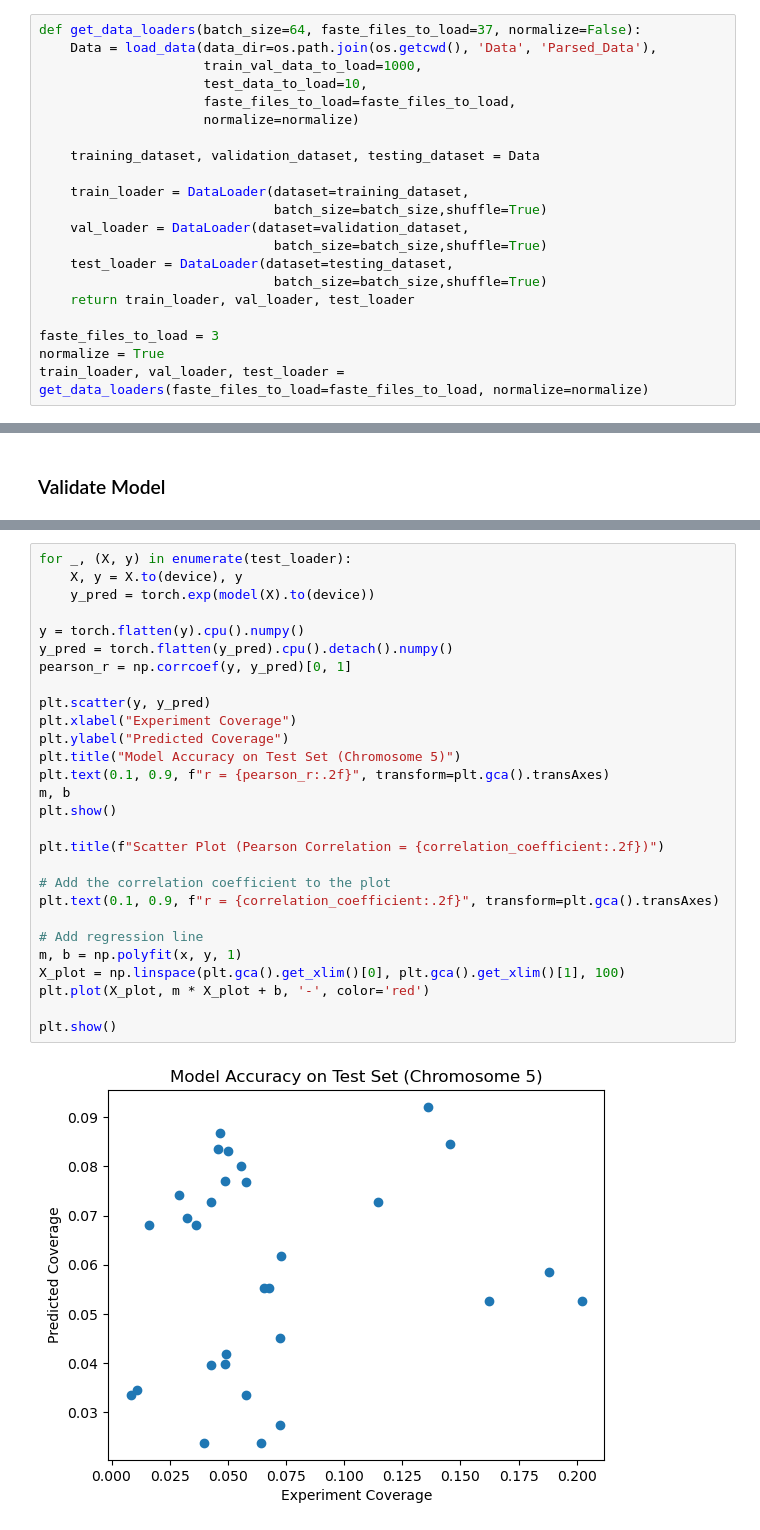
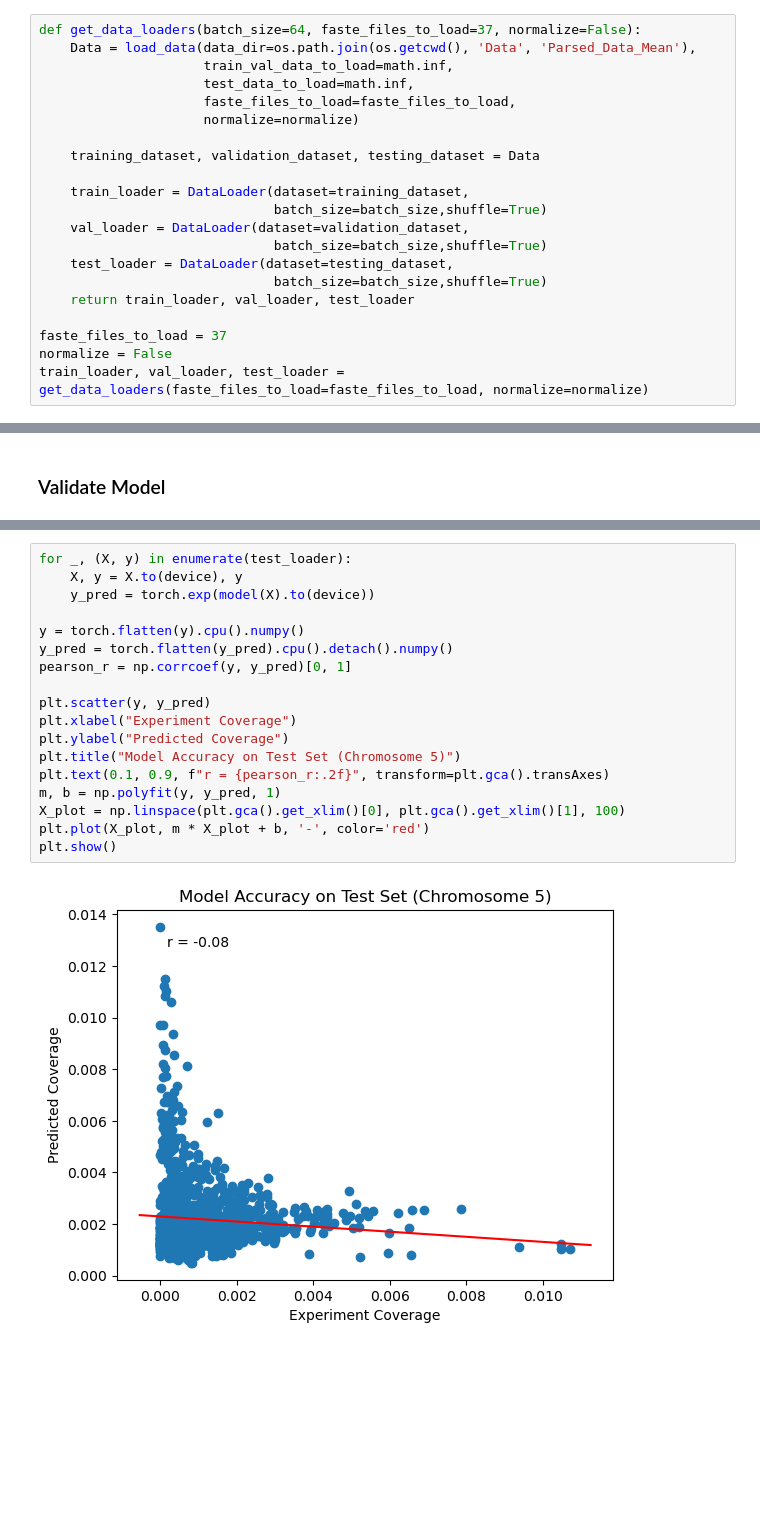
Before and after one commit to tedmonyak/CS525Arabidopsis, a Jupyter notebook: Model_Trainer.ipynb, the cells around one changed output, grey strips where cells are left out. Drawn from its saved outputs; the diff is of its cells as text; blank space fills up the shorter version.

Commit message:
Aggregate coverage information when data is initialized

```diff
--- a/Model_Trainer.ipynb
+++ b/Model_Trainer.ipynb
@@ -24,9 +25,9 @@ Using mps device
 # Load Data
 # %%
 def get_data_loaders(batch_size=64, faste_files_to_load=37, normalize=False):
-    Data = load_data(data_dir=os.path.join(os.getcwd(), 'Data', 'Parsed_Data'),
-                     train_val_data_to_load=1000,
-                     test_data_to_load=10,
+    Data = load_data(data_dir=os.path.join(os.getcwd(), 'Data', 'Parsed_Data_Mean'),
+                     train_val_data_to_load=math.inf,
+                     test_data_to_load=math.inf,
                      faste_files_to_load=faste_files_to_load,
                      normalize=normalize)
 
@@ -40,8 +41,8 @@ def get_data_loaders(batch_size=64, faste_files_to_load=37, normalize=False):
                               batch_size=batch_size,shuffle=True)
     return train_loader, val_loader, test_loader
 
-faste_files_to_load = 3
-normalize = True
+faste_files_to_load = 37
+normalize = False
 train_loader, val_loader, test_loader = get_data_loaders(faste_files_to_load=faste_files_to_load, normalize=normalize)
 # %% [output]
 Loading sequences from sequences.fasta
@@ -310,30 +378,20 @@ training_dataset, validation_dataset, testing_dataset = Data
 # %%
 for _, (X, y) in enumerate(test_loader):
     X, y = X.to(device), y
     y_pred = torch.exp(model(X).to(device))
 
 y = torch.flatten(y).cpu().numpy()
 y_pred = torch.flatten(y_pred).cpu().detach().numpy()
 pearson_r = np.corrcoef(y, y_pred)[0, 1]
 
 plt.scatter(y, y_pred)
 plt.xlabel("Experiment Coverage")
 plt.ylabel("Predicted Coverage")
 plt.title("Model Accuracy on Test Set (Chromosome 5)")
 plt.text(0.1, 0.9, f"r = {pearson_r:.2f}", transform=plt.gca().transAxes)
-m, b
-plt.show()
-
-plt.title(f"Scatter Plot (Pearson Correlation = {correlation_coefficient:.2f})")
-
-# Add the correlation coefficient to the plot
-plt.text(0.1, 0.9, f"r = {correlation_coefficient:.2f}", transform=plt.gca().transAxes)
-
-# Add regression line
-m, b = np.polyfit(x, y, 1)
+m, b = np.polyfit(y, y_pred, 1)
 X_plot = np.linspace(plt.gca().get_xlim()[0], plt.gca().get_xlim()[1], 100)
 plt.plot(X_plot, m * X_plot + b, '-', color='red')
-
 plt.show()
 # %% [output]
-[figure, old version]
+[figure, new version]
```
Also changed, not shown: parts of 9 cells of this notebook, 2 other files.
